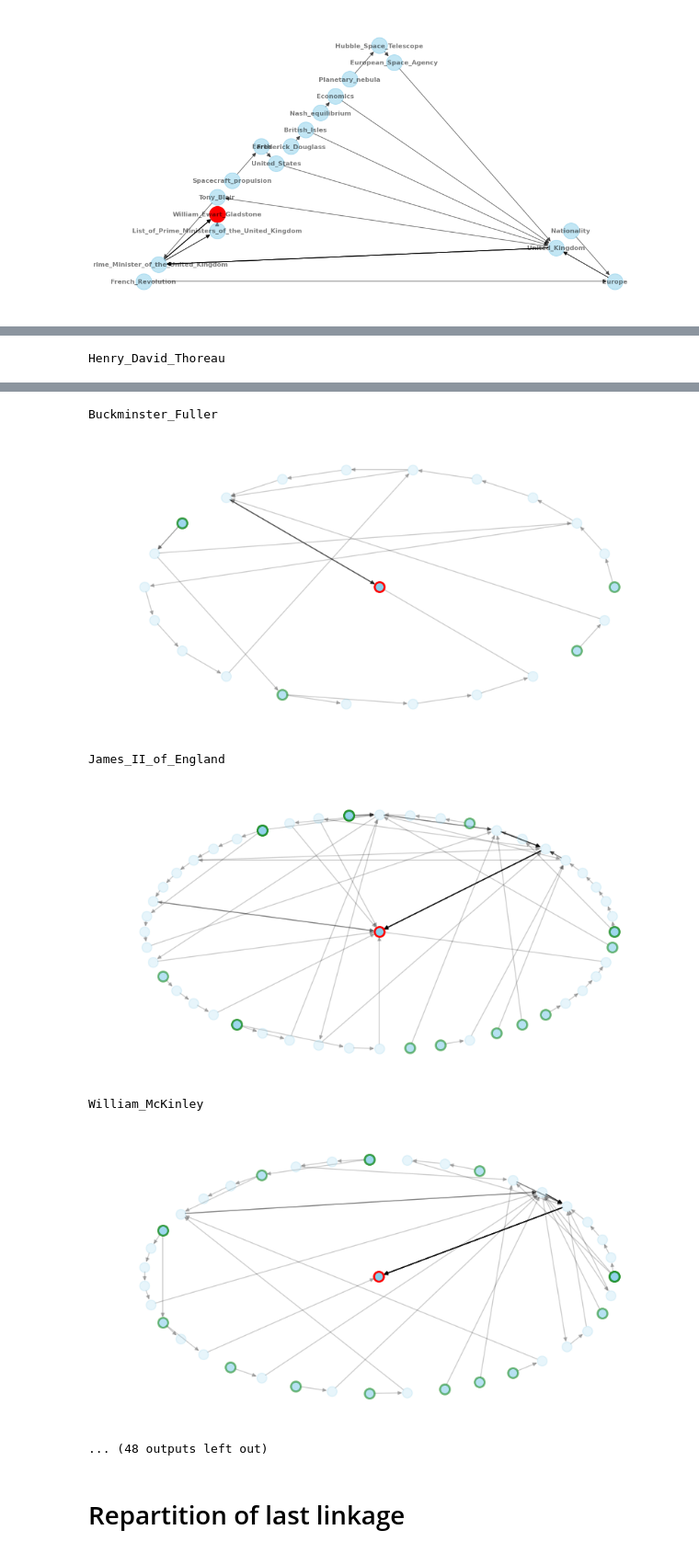
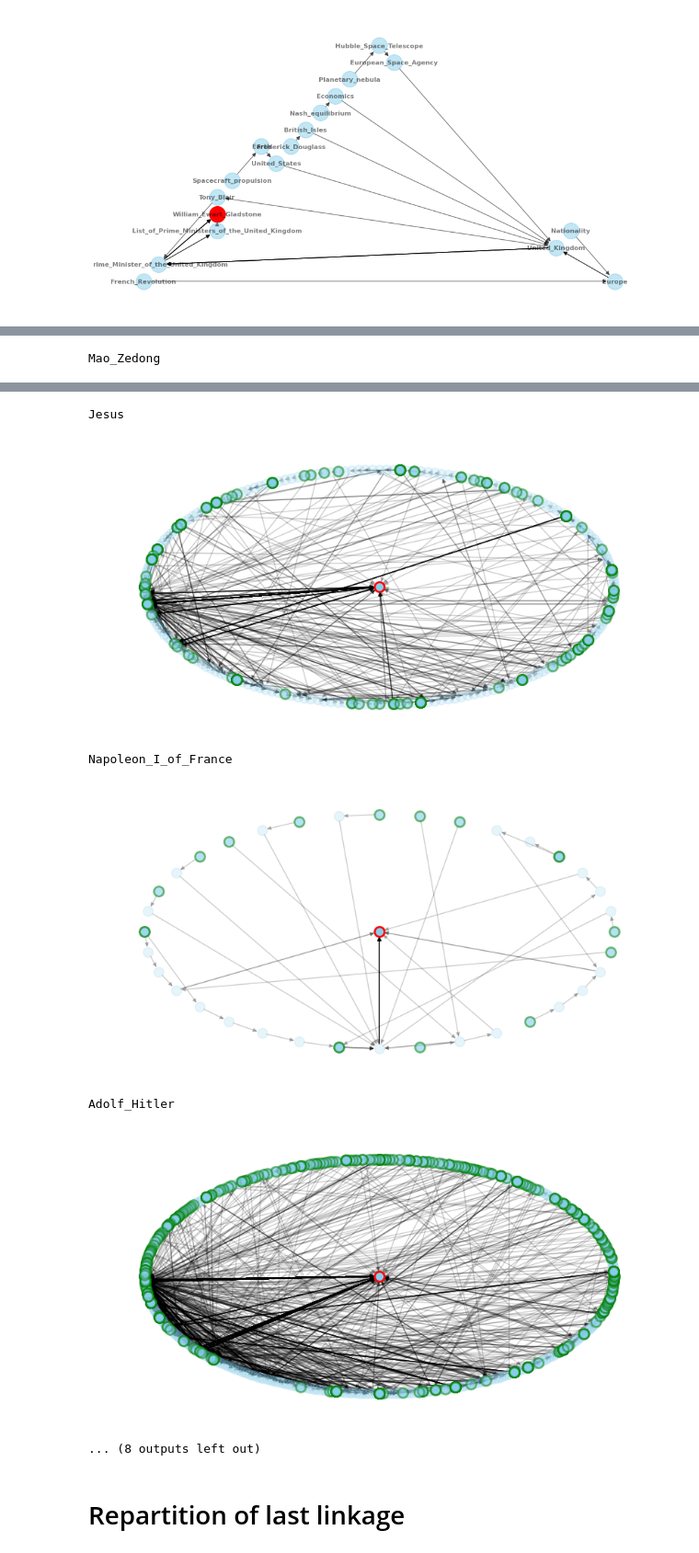
Before and after one commit to epfl-ada/ada-2023-project-ndlmada, a Jupyter notebook: path_network.ipynb, the cells around one changed output, grey strips where cells are left out. Shown at 92% size. Cells and saved outputs as stored; diff of their text form; code cells hidden in the pictures.

```diff
--- a/path_network.ipynb
+++ b/path_network.ipynb
@@ -148,7 +134,7 @@ import matplotlib.pyplot as plt
 
 
 # Create a directed graph
-G = nx.DiGraph()
+G = nx.MultiDiGraph()
 
 
 #j =110
@@ -188,7 +174,7 @@ import numpy as np
 
 fs = (8, 8)
 # Create a directed graph
-G = nx.DiGraph()
+G = nx.MultiDiGraph()
 j = 2
 
 for people in target_people_list.iloc[j:j+1]:
@@ -267,7 +253,7 @@ plt.show()
 j = 0
 source_list = []
 
-for people in target_people_list.iloc[0:30]:
+for people in target_people_list.iloc[10:20]:
     graph = nx.MultiDiGraph()
     target_article = people
     print(target_article)
@@ -298,7 +284,7 @@ for people in target_people_list.iloc[0:30]:
 
     plt.figure(figsize=(8, 4))
 
-    pos = nx.circular_layout(G = graph.subgraph(set(graph) - {target_article}))
+    pos = nx.shell_layout(G = graph.subgraph(set(graph) - {target_article}))
     pos[target_article] = np.array([0, 0])
 
 
@@ -322 +308 @@ Elizabeth_I_of_England
-Henry_David_Thoreau
+Mao_Zedong
@@ -324,10 +310,10 @@ Henry_David_Thoreau
-Buckminster_Fuller
+Jesus
-[figure, old version]
+[figure, new version]
-James_II_of_England
+Napoleon_I_of_France
-[figure, old version]
+[figure, new version]
-William_McKinley
+Adolf_Hitler
-[figure, old version]
+[figure, new version]
-... (48 outputs left out)
+... (8 outputs left out)
 # %% [markdown]
 # Repartition of last linkage
 # %% [markdown]
```
Also changed, not shown: parts of 15 cells of this notebook.
